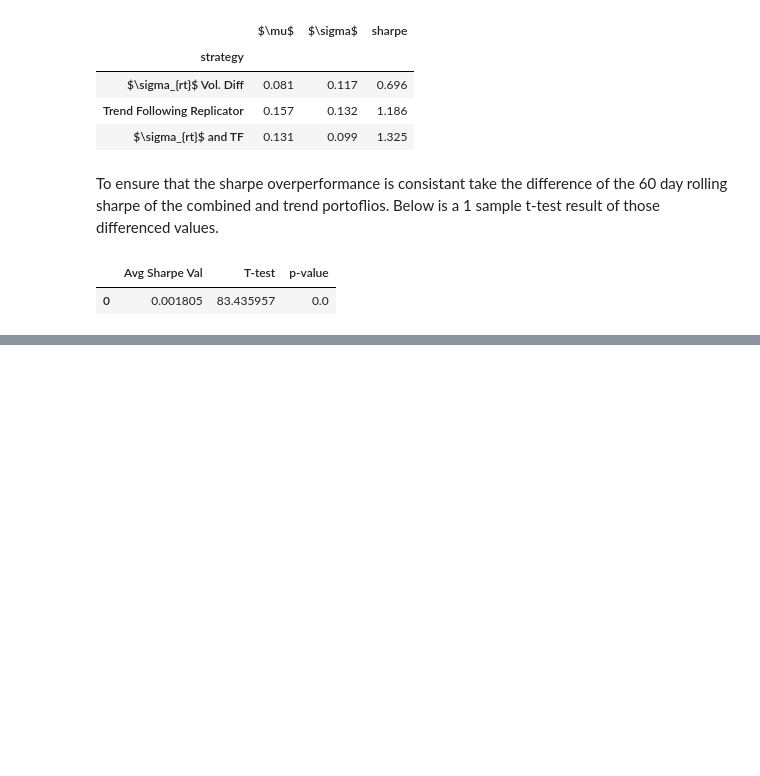
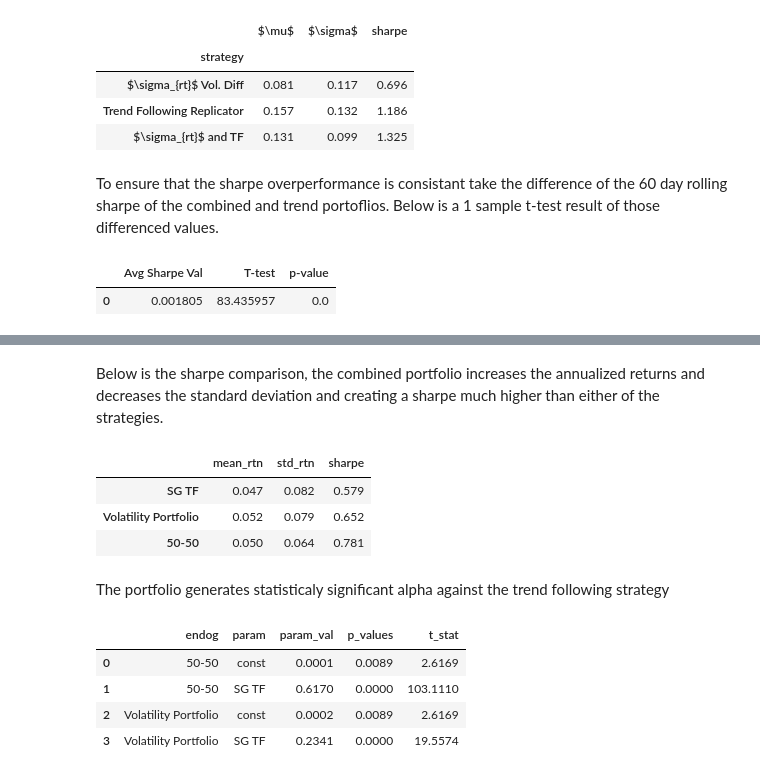
Before and after one commit to diegodalvarez/TrendConvexity, a Jupyter notebook: notebooks/3TrendVolatilityReplication.ipynb, the cells around one changed output, grey strips where cells are left out. Cells and saved outputs as stored; diff of their text form; code cells hidden in the pictures; blank space fills up the shorter version.

```diff
--- a/notebooks/3TrendVolatilityReplication.ipynb
+++ b/notebooks/3TrendVolatilityReplication.ipynb
@@ -241,0 +303,54 @@ Although the sharpe increase is small it is statistically significant.
+# %% [markdown]
+Below is the sharpe comparison, the combined portfolio increases the annualized returns and decreases the standard deviation and creating a sharpe much higher than either of the strategies.
+# %%
+(df_combined.rename(
+    columns = renamer).
+    agg(["mean", "std"]).
+    T.
+    rename(columns = {
+        "mean": "mean_rtn",
+        "std" : "std_rtn"}).
+    assign(
+        mean_rtn = lambda x: x.mean_rtn * 252,
+        std_rtn  = lambda x: x.std_rtn * np.sqrt(252),
+        sharpe   = lambda x: x.mean_rtn / x.std_rtn).
+    apply(lambda x: np.round(x,3)))
+# %% [output]
+|  | mean_rtn | std_rtn | sharpe |
+| SG TF | 0.047 | 0.082 | 0.579 |
+| Volatility Portfolio | 0.052 | 0.079 | 0.652 |
+| 50-50 | 0.050 | 0.064 | 0.781 |
+# %% [markdown]
+The portfolio generates statisticaly significant alpha against the trend following strategy
+# %%
+def _get_factor_exposure(df: pd.DataFrame) -> pd.DataFrame:
+
+    model = (sm.OLS(
+        endog = df.tmp_rtn,
+        exog  = sm.add_constant(df.tf_px)).
+        fit())
+
+    df_out = (pd.DataFrame({
+        "param_val": model.params,
+        "p_values" : model.pvalues,
+        "t_stat"   : model.tvalues}))
+
+    return df_out
+
+(df_combined.reset_index().melt(
+    id_vars = ["date", "tf_px"], value_name = "tmp_rtn").
+    set_index("date").
+    groupby("variable").
+    apply(_get_factor_exposure).
+    apply(lambda x: np.round(x,4)).
+    reset_index().
+    rename(columns = {
+        "level_1" : "param",
+        "variable": "endog"}).
+    replace(renamer))
+# %% [output]
+|  | endog | param | param_val | p_values | t_stat |
+| 0 | 50-50 | const | 0.0001 | 0.0089 | 2.6169 |
+| 1 | 50-50 | SG TF | 0.6170 | 0.0000 | 103.1110 |
+| 2 | Volatility Portfolio | const | 0.0002 | 0.0089 | 2.6169 |
+| 3 | Volatility Portfolio | SG TF | 0.2341 | 0.0000 | 19.5574 |
```
Also changed, not shown: parts of 13 cells of this notebook.
